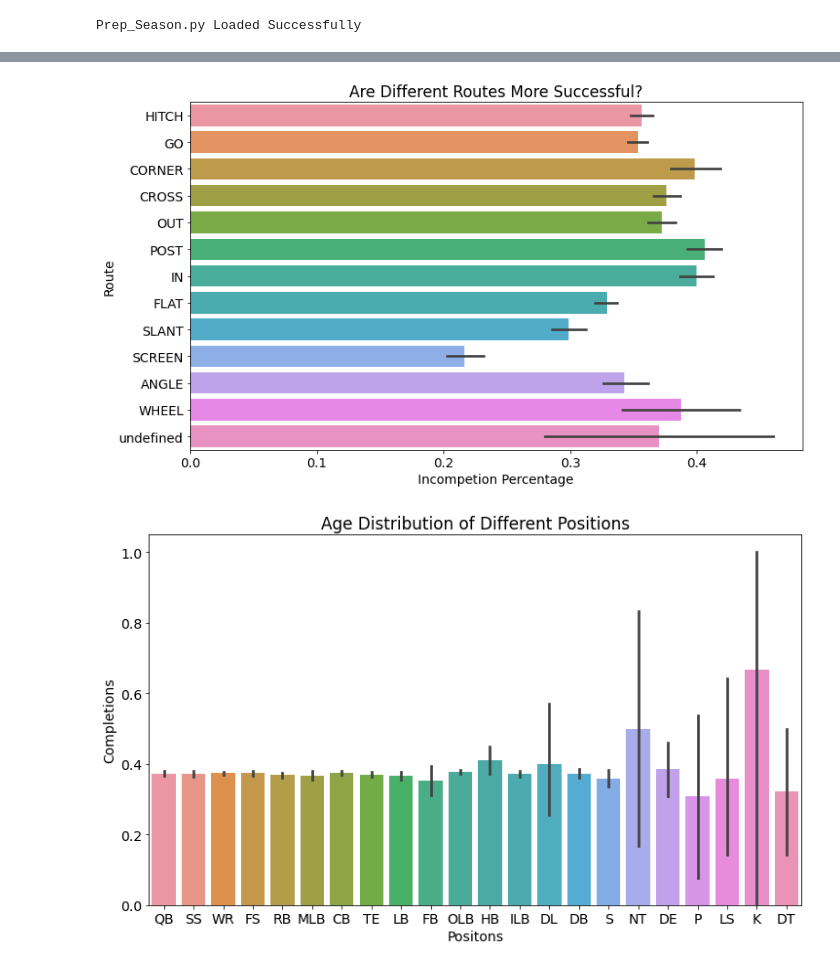
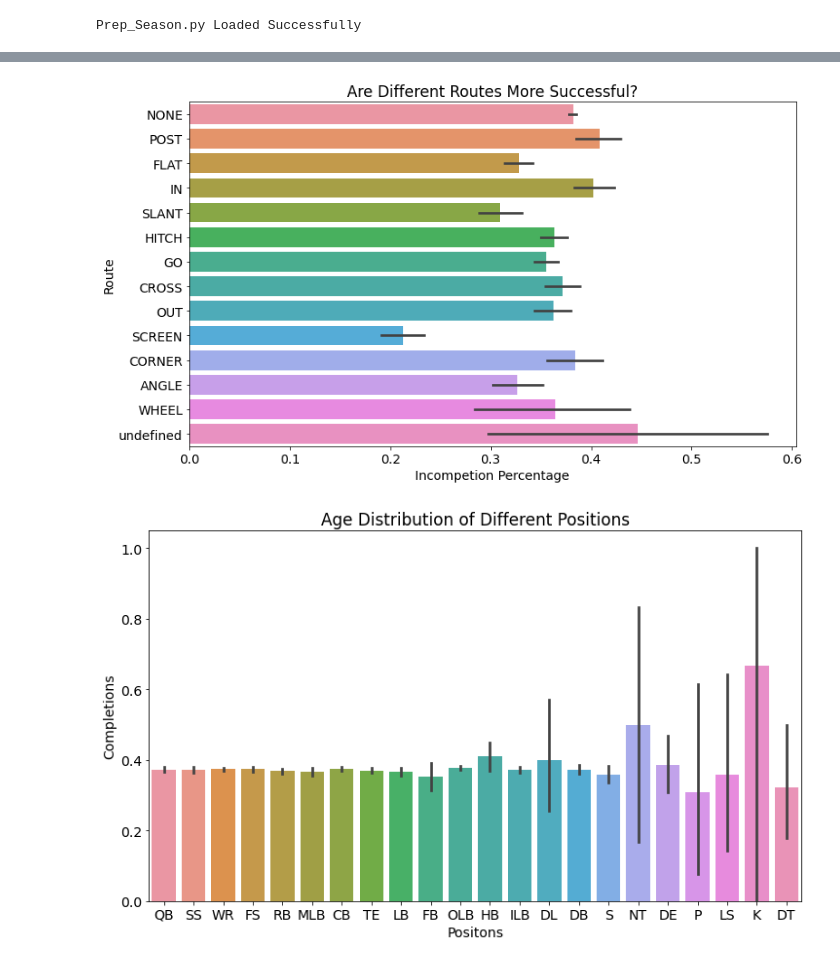
Before and after one commit to Fourth-and-Four/NFL-Big-Data-Bowl-2021, a Jupyter notebook: players_george.ipynb, the cells around one changed output, grey strips where cells are left out. Drawn from its saved outputs; the diff is of its cells as text; code cells hidden in the pictures.

```diff
--- a/players_george.ipynb
+++ b/players_george.ipynb
@@ -178,5 +179,5 @@ import prep_season
 # %% [output]
 Prep_Season.py Loaded Successfully
 # %%
-df2 = prep_season.prep_season()
+df2 = prep_season.clean_season()
 # %% [output]
@@ -289,0 +285,3 @@ Name: event, dtype: int64
+# %%
+X_train, y_train, X_validate, y_validate, X_test, y_test = wrangle_players.explore_train_validate_test(df2)
+X_train.T
@@ -290,17 +307,17 @@ Name: event, dtype: int64
 # %%
-sns.barplot(data=df2,x='event', y='route')
+sns.barplot(data=X_train,x='pass_stopped', y='route')
 plt.xlabel('Incompetion Percentage')
 plt.ylabel('Route')
 plt.title("Are Different Routes More Successful?")
 plt.show()
 # %% [output]
-[figure, old version]
+[figure, new version]
 # %%
-sns.barplot(data=df2,x='position', y='event')
+sns.barplot(data=df2,x='position', y='pass_stopped')
 plt.xlabel('Positons')
 plt.ylabel('Completions')
 plt.title("Age Distribution of Different Positions")
 plt.show()
 # %% [output]
-[figure, old version]
+[figure, new version]
 # %%
```
Also changed, not shown: parts of 14 cells of this notebook, 1 other file.
